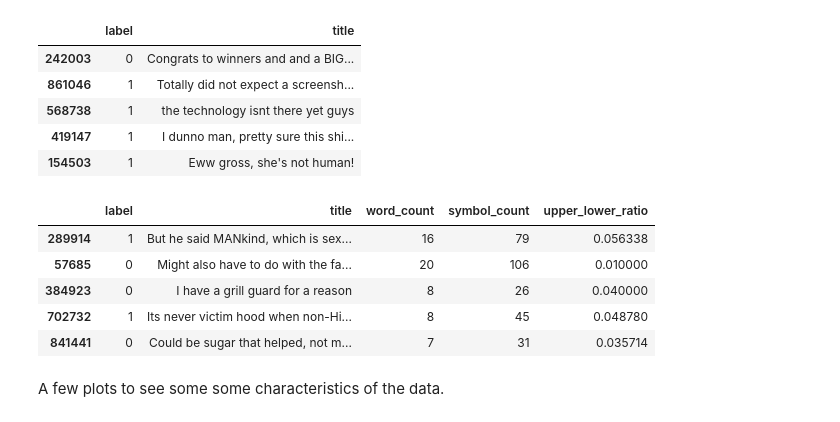
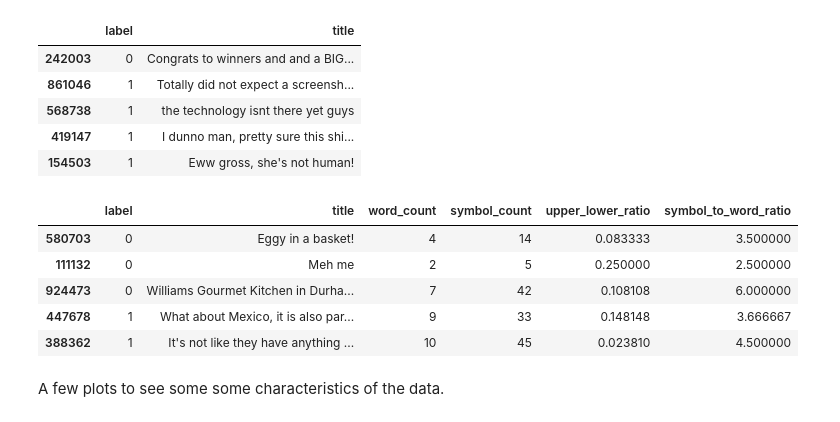
Before and after one commit to Kacper-W-Kozdon/notebook-testing-ivy, a Jupyter notebook: Sarcasm_Detection.ipynb, the cells around one changed output. Drawn from its saved outputs; the diff is of its cells as text; code cells hidden in the pictures.

```diff
--- a/Sarcasm_Detection.ipynb
+++ b/Sarcasm_Detection.ipynb
@@ -197,25 +197,29 @@ df.sample(5)
 # %%
 def count_words(text: str) -> int:
   return len(text.split())
 
 def count_symbols(text: str) -> int:
   return len("".join(text.split()))
+
+def symbol_to_word_ratio(text: str) -> float:
+  return count_symbols(text)/count_words(text)
 
 def upper_lower_ratio(text: str) -> float:
   text = "".join(text.split())
   return sum(1 for c in text if c.isupper())/(max([sum(1 for c in text if c.islower()), 1]))
 
 df['word_count'] = df["title"].apply(count_words)
 df['symbol_count'] = df["title"].apply(count_symbols)
 df["upper_lower_ratio"] = df["title"].apply(upper_lower_ratio)
+df["symbol_to_word_ratio"] = df["title"].apply(symbol_to_word_ratio)
 df.sample(5)
 # %% [output]
-|  | label | title | word_count | symbol_count | upper_lower_ratio |
-| 289914 | 1 | But he said MANkind, which is sex... | 16 | 79 | 0.056338 |
-| 57685 | 0 | Might also have to do with the fa... | 20 | 106 | 0.010000 |
-| 384923 | 0 | I have a grill guard for a reason | 8 | 26 | 0.040000 |
-| 702732 | 1 | Its never victim hood when non-Hi... | 8 | 45 | 0.048780 |
-| 841441 | 0 | Could be sugar that helped, not m... | 7 | 31 | 0.035714 |
+|  | label | title | word_count | symbol_count | upper_lower_ratio | symbol_to_word_ratio |
+| 580703 | 0 | Eggy in a basket! | 4 | 14 | 0.083333 | 3.500000 |
+| 111132 | 0 | Meh me | 2 | 5 | 0.250000 | 2.500000 |
+| 924473 | 0 | Williams Gourmet Kitchen in Durha... | 7 | 42 | 0.108108 | 6.000000 |
+| 447678 | 1 | What about Mexico, it is also par... | 9 | 33 | 0.148148 | 3.666667 |
+| 388362 | 1 | It's not like they have anything ... | 10 | 45 | 0.023810 | 4.500000 |
 # %% [markdown]
 A few plots to see some some characteristics of the data.
 # %%
```
Also changed, not shown: parts of 2 cells of this notebook.
